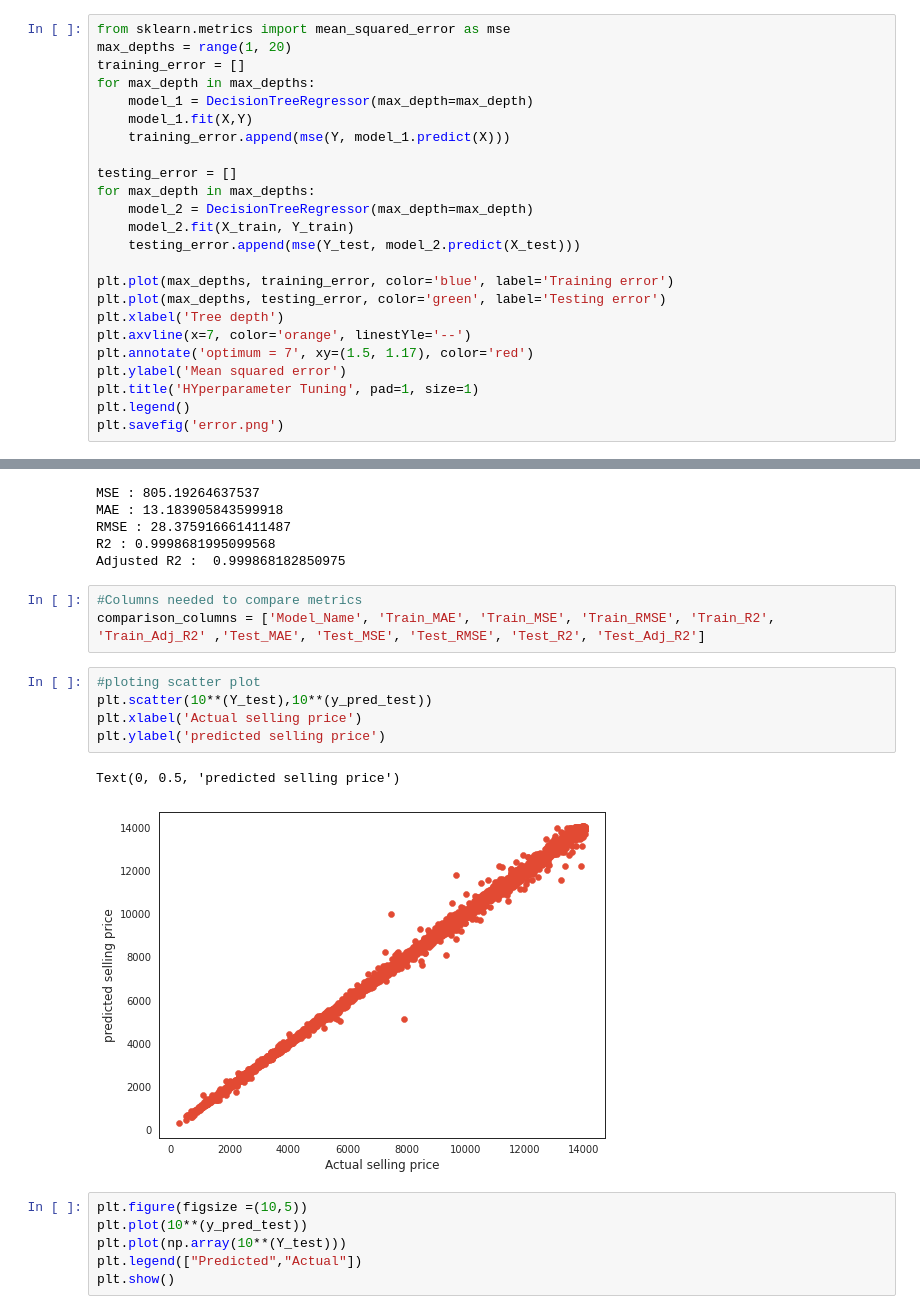
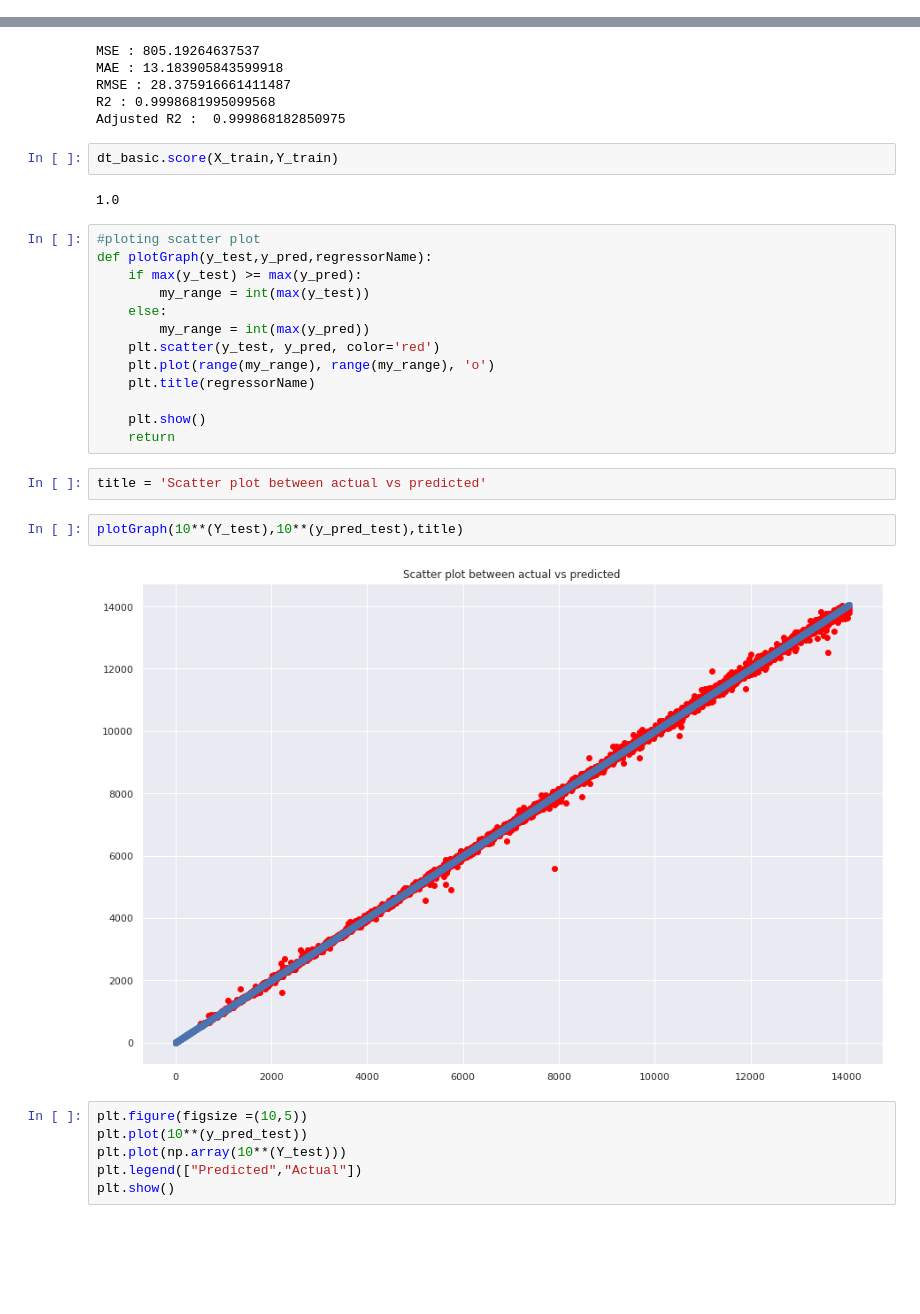
Before and after one commit to vicksypython/Retail-price-prediction-, a Jupyter notebook: ML_Retail_price_prediction_capstone_proj.ipynb, the cells around one changed output, grey strips where cells are left out. Cells and saved outputs as stored; diff of their text form; blank space fills up the shorter version.

```diff
--- a/ML_Retail_price_prediction_capstone_proj.ipynb
+++ b/ML_Retail_price_prediction_capstone_proj.ipynb
@@ -1061,27 +1061,3 @@ Text(0, 0.5, 'residuals')
 # %% [markdown]
 ## **Baseline Model: Decision Tree**
 A baseline is a simple model that provides reasonable results on a task and does not require much expertise and time to build. Decision trees are used for handling non-linear data sets effectively.
-# %%
-from sklearn.metrics import mean_squared_error as mse
-max_depths = range(1, 20)
-training_error = []
-for max_depth in max_depths:
-    model_1 = DecisionTreeRegressor(max_depth=max_depth)
-    model_1.fit(X,Y)
-    training_error.append(mse(Y, model_1.predict(X)))
-
-testing_error = []
-for max_depth in max_depths:
-    model_2 = DecisionTreeRegressor(max_depth=max_depth)
-    model_2.fit(X_train, Y_train)
-    testing_error.append(mse(Y_test, model_2.predict(X_test)))
-
-plt.plot(max_depths, training_error, color='blue', label='Training error')
-plt.plot(max_depths, testing_error, color='green', label='Testing error')
-plt.xlabel('Tree depth')
-plt.axvline(x=7, color='orange', linestYle='--')
-plt.annotate('optimum = 7', xy=(1.5, 1.17), color='red')
-plt.ylabel('Mean squared error')
-plt.title('HYperparameter Tuning', pad=1, size=1)
-plt.legend()
-plt.savefig('error.png')
@@ -1118,17 +1092,29 @@ MAE : 13.183905843599918
 RMSE : 28.375916661411487
 R2 : 0.9998681995099568
 Adjusted R2 :  0.999868182850975
-# %%
-#Columns needed to compare metrics
-comparison_columns = ['Model_Name', 'Train_MAE', 'Train_MSE', 'Train_RMSE', 'Train_R2', 'Train_Adj_R2' ,'Test_MAE', 'Test_MSE', 'Test_RMSE', 'Test_R2', 'Test_Adj_R2']
-# %%
-#ploting scatter plot
-plt.scatter(10**(Y_test),10**(y_pred_test))
-plt.xlabel('Actual selling price')
-plt.ylabel('predicted selling price')
-# %% [output]
-Text(0, 0.5, 'predicted selling price')
-[figure, removed]
+# %%
+dt_basic.score(X_train,Y_train)
+# %% [output]
+1.0
+# %%
+#ploting scatter plot
+def plotGraph(y_test,y_pred,regressorName):
+    if max(y_test) >= max(y_pred):
+        my_range = int(max(y_test))
+    else:
+        my_range = int(max(y_pred))
+    plt.scatter(y_test, y_pred, color='red')
+    plt.plot(range(my_range), range(my_range), 'o')
+    plt.title(regressorName)
+
+    plt.show()
+    return
+# %%
+title = 'Scatter plot between actual vs predicted'
+# %%
+plotGraph(10**(Y_test),10**(y_pred_test),title)
+# %% [output]
+[figure, added]
 # %%
 plt.figure(figsize =(10,5))
 plt.plot(10**(y_pred_test))
```
Also changed, not shown: parts of 33 cells of this notebook.
